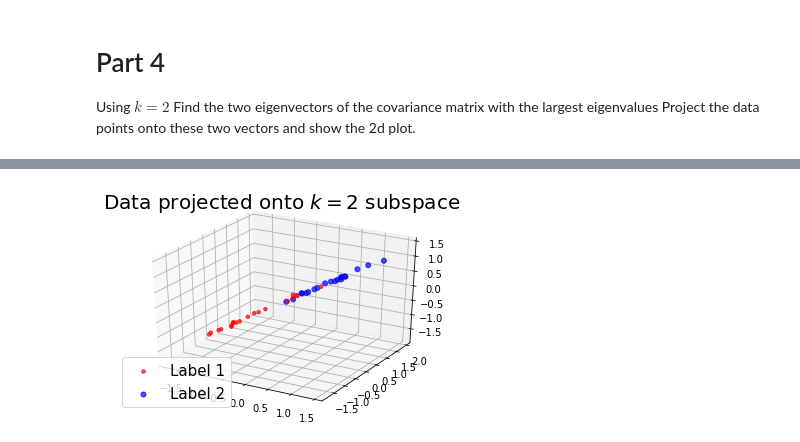
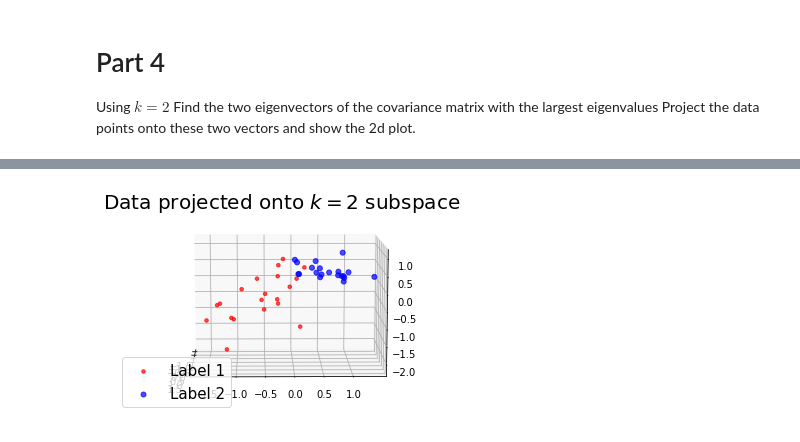
Before and after one commit to jsigee87/Data-Science-Lab-ee379k, a Jupyter notebook: lab4/src/problem1.ipynb, the cells around one changed output, grey strips where cells are left out. Saved outputs shown, nothing was run; the diff lists cells and outputs as text; code cells hidden in the pictures.

```diff
--- a/lab4/src/problem1.ipynb
+++ b/lab4/src/problem1.ipynb
@@ -189,16 +189,16 @@ print(np.mean(G_c_1))
 # %%
 fig = plt.figure(figsize=(6,4))
 ax = fig.add_subplot(111, projection='3d')
 _ = ax.scatter(projection[:20,0], projection[:20,1], projection[:20,2],
                 alpha=0.7, s=50, color = 'red', marker='.', label="Label 1")
 _ = ax.scatter(projection[20:,0], projection[20:,1], projection[20:,2],
                 alpha=0.7, s=25, color = 'blue', marker='o', label="Label 2")
 
 _ = plt.title('Data projected onto $k=2$ subspace', FontSize=20)
 _ = plt.legend(loc=3, prop={'size' : 15})
 
-#for ii in range(0,360,1):
-#        ax.view_init(elev=10., azim=ii)
-#        savefig("movie%d.png" % ii)
+for ii in range(0,360,1):
+        ax.view_init(elev=10., azim=ii)
+        #savefig("movie%d.png" % ii)
 # %% [output]
-[figure, old version]
+[figure, new version]
```
Also changed, not shown: parts of 7 cells of this notebook, 2 other files.
